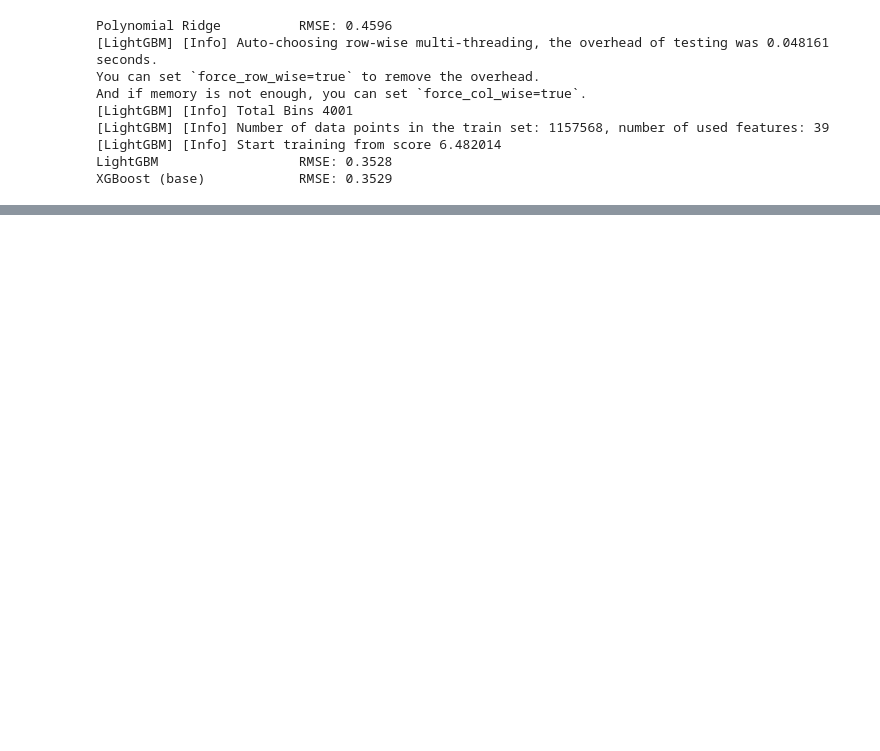
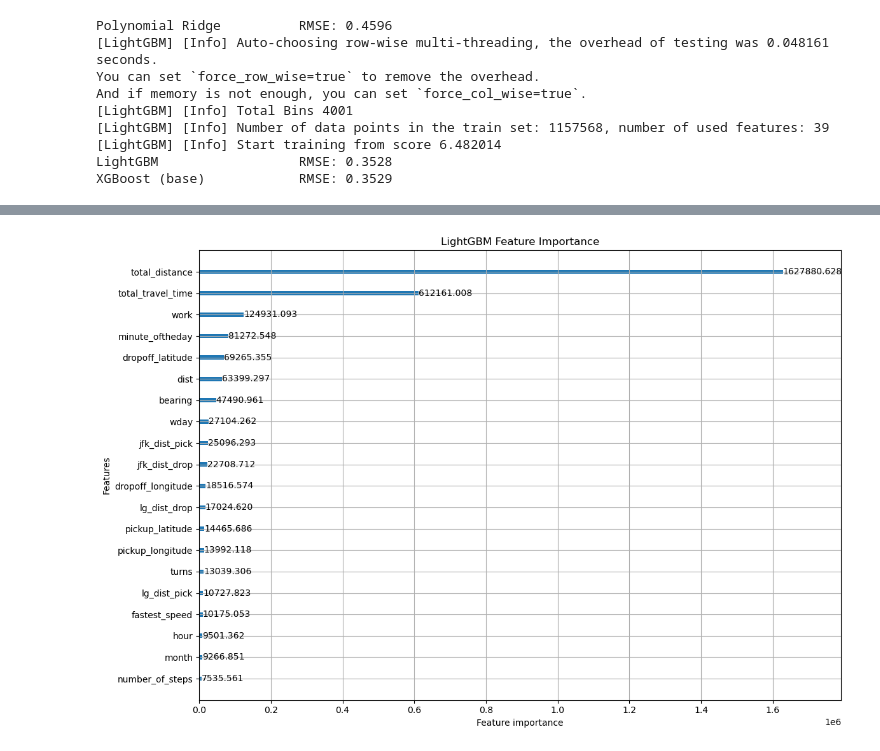
Before and after one commit to asa-eve/New-York-City-Taxi-Trip-Duration, a Jupyter notebook: ModelTraining_Tuning.ipynb, the cells around one changed output, grey strips where cells are left out. Cells and saved outputs as stored; diff of their text form; code cells hidden in the pictures; blank space fills up the shorter version.

```diff
--- a/ModelTraining_Tuning.ipynb
+++ b/ModelTraining_Tuning.ipynb
@@ -1207,0 +1353,17 @@ StackingRegressor(cv=3,
+# %%
+import lightgbm as lgb
+
+ax = lgb.plot_importance(
+    stack.named_estimators_['lgbm'],
+    max_num_features=20,
+    importance_type='gain'
+)
+
+fig = ax.figure  # Get the figure object from the Axes
+fig.set_size_inches(12, 8)  # Set desired size
+
+plt.title("LightGBM Feature Importance")
+plt.tight_layout()
+plt.show()
+# %% [output]
+[figure, added]
```
Also changed, not shown: parts of 18 cells of this notebook.
